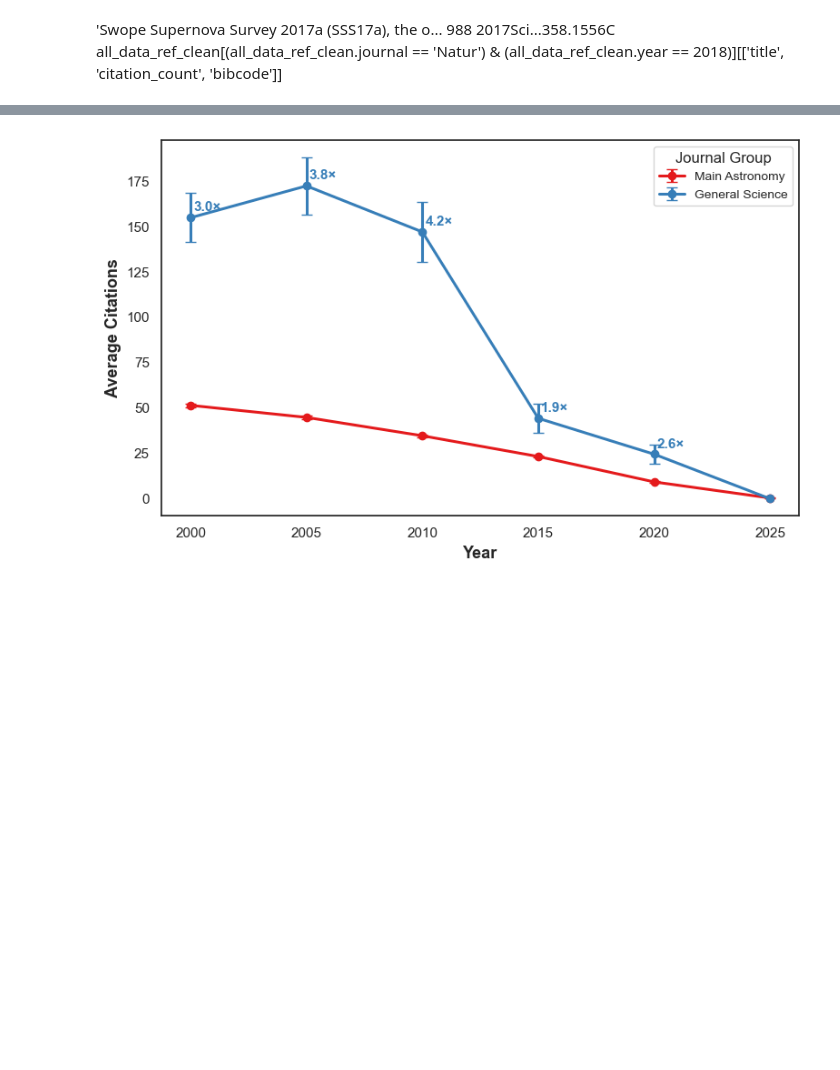
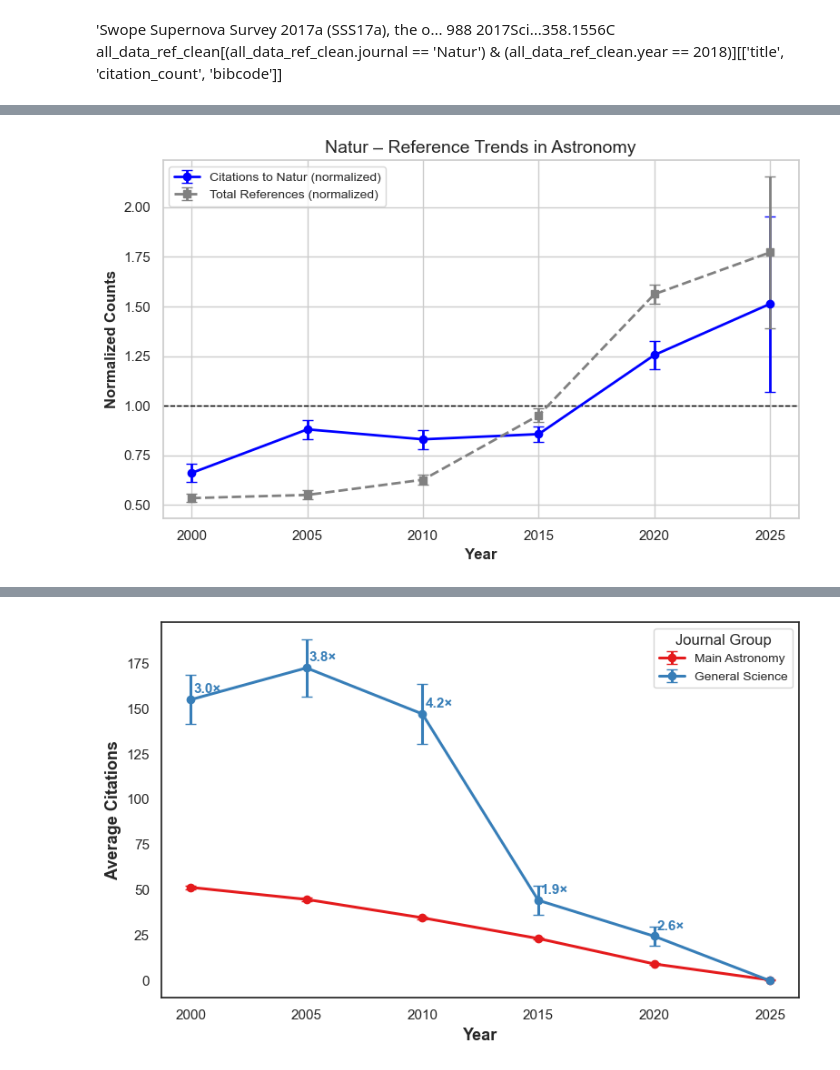
Before and after one commit to vadibekyan/ads_stats, a Jupyter notebook: astronomy_references.ipynb, the cells around one changed output, grey strips where cells are left out. Saved outputs shown, nothing was run; the diff lists cells and outputs as text; code cells hidden in the pictures; blank space fills up the shorter version.

```diff
--- a/astronomy_references.ipynb
+++ b/astronomy_references.ipynb
@@ -1100,0 +1167,92 @@ all_data_ref_clean[(all_data_ref_clean.journal == 'Natur') & (all_data_ref_clean
+# %%
+def compute_refcount_and_totalrefs_normalized(
+    df, journal_list, bin_size=2, year_col='year', reference_col='n_references', journal_col='journal'
+):
+    """
+    For each journal:
+    - Computes average references to that journal (from *_ref_count column), normalized
+    - Computes average total references in papers published in that journal, normalized
+    """
+    results = []
+
+    for journal in journal_list:
+        sub_df = df[df[journal_col] == journal].copy()
+        sub_df['year_bin'] = (sub_df[year_col] // bin_size) * bin_size
+        ref_col = f"{journal}_ref_count"
+
+        if ref_col not in sub_df.columns:
+            continue
+
+        grouped = sub_df.groupby('year_bin').agg({
+            ref_col: ['mean', 'std', 'count'],
+            reference_col: ['mean', 'std']
+        }).reset_index()
+
+        # Flatten multiindex columns
+        grouped.columns = ['year_bin', 'ref_mean', 'ref_std', 'count', 'nref_mean', 'nref_std']
+
+        # SEM
+        grouped['ref_sem'] = grouped['ref_std'] / np.sqrt(grouped['count'])
+        grouped['nref_sem'] = grouped['nref_std'] / np.sqrt(grouped['count'])
+
+        # Normalize both
+        ref_mean_global = grouped['ref_mean'].mean()
+        nref_mean_global = grouped['nref_mean'].mean()
+
+        grouped['ref_mean_norm'] = grouped['ref_mean'] / ref_mean_global
+        grouped['ref_sem_norm'] = grouped['ref_sem'] / ref_mean_global
+
+        grouped['nref_mean_norm'] = grouped['nref_mean'] / nref_mean_global
+        grouped['nref_sem_norm'] = grouped['nref_sem'] / nref_mean_global
+
+        grouped['journal'] = journal
+        results.append(grouped[['year_bin', 'ref_mean_norm', 'ref_sem_norm',
+                                'nref_mean_norm', 'nref_sem_norm', 'journal']])
+
+    return pd.concat(results, ignore_index=True)
+
+
+def plot_journal_reference_counts(data, output_dir="figures", keyword="Astronomy"):
+    """
+    Plots normalized reference counts to each journal and normalized total references per journal.
+    """
+    os.makedirs(output_dir, exist_ok=True)
+    sns.set_theme(style='whitegrid')
+
+    for journal in data['journal'].unique():
+        sub = data[data['journal'] == journal]
+
+        plt.figure(figsize=(8, 5))
+
+        # Plot normalized ref counts to the journal
+        plt.errorbar(
+            sub['year_bin'], sub['ref_mean_norm'], yerr=sub['ref_sem_norm'],
+            fmt='-o', label=f'Citations to {journal} (normalized)', capsize=4, color='blue', linewidth=2
+        )
+
+        # Plot normalized total reference counts
+        plt.errorbar(
+            sub['year_bin'], sub['nref_mean_norm'], yerr=sub['nref_sem_norm'],
+            fmt='--s', label='Total References (normalized)', capsize=4, color='gray', linewidth=2
+        )
+
+        plt.xlabel("Year", fontsize=12, weight='bold')
+        plt.ylabel("Normalized Counts", fontsize=12, weight='bold')
+        plt.title(f"{journal} – Reference Trends in {keyword}", fontsize=14)
+        plt.axhline(1.0, linestyle='--', color='black', linewidth=1)
+        plt.legend(fontsize=10)
+        plt.tight_layout()
+        plt.savefig(f"{output_dir}/ref_trends_{journal}_{keyword}.png", dpi=300)
+        #plt.close()
+
+journal_list = ['Natur', 'Sci', 'ApJ']
+
+ref_trends_df = compute_refcount_and_totalrefs_normalized(
+    df=all_data_ref_clean,
+    journal_list=journal_list,
+    bin_size=5
+)
+
+plot_journal_reference_counts(ref_trends_df, keyword='Astronomy')
+# %% [output]
+[figure, added]
```
Also changed, not shown: parts of 4 cells of this notebook, 39 other files.
